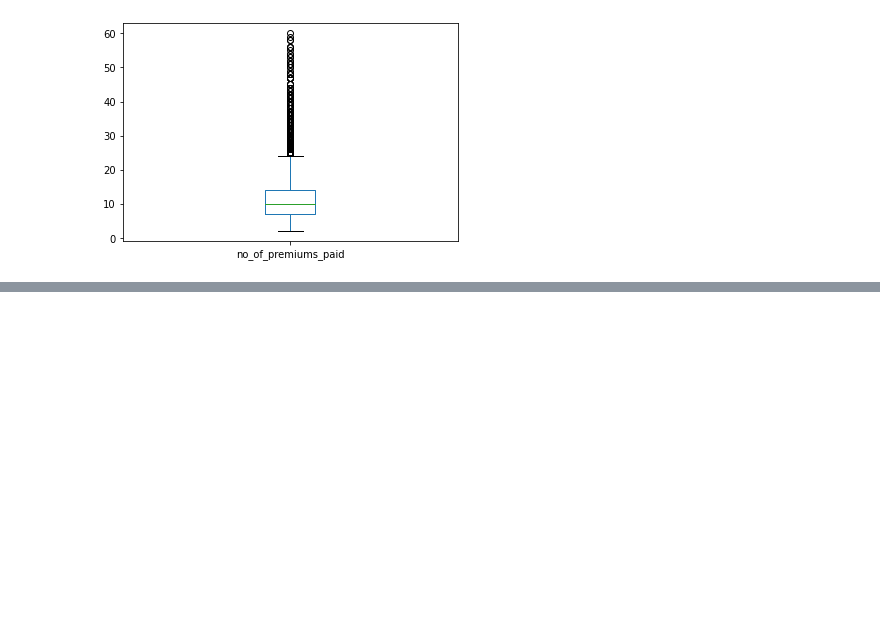
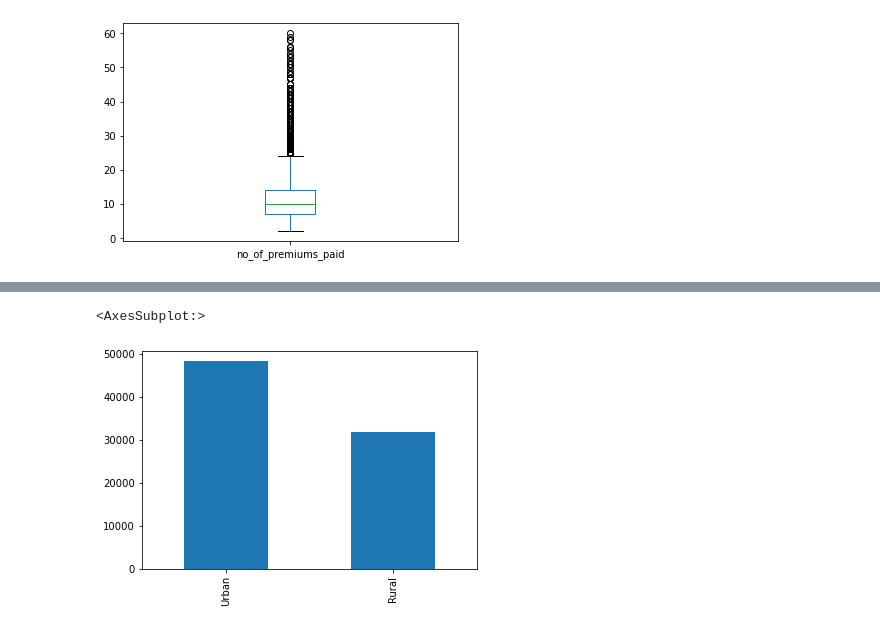
Before and after one commit to tanzeyl/Predicting-if-a-customer-will-default-for-their-next-premium, a Jupyter notebook: Main File.ipynb, the cells around one changed output, grey strips where cells are left out. Cells and saved outputs as stored; diff of their text form; code cells hidden in the pictures; blank space fills up the shorter version.

```diff
--- a/Main File.ipynb
+++ b/Main File.ipynb
@@ -131,0 +135,5 @@ data["sourcing_channel"]
+# %%
+data["residence_area_type"].value_counts().plot.bar()
+# %% [output]
+<AxesSubplot:>
+[figure, added]
```
Also changed, not shown: parts of 15 cells of this notebook.
